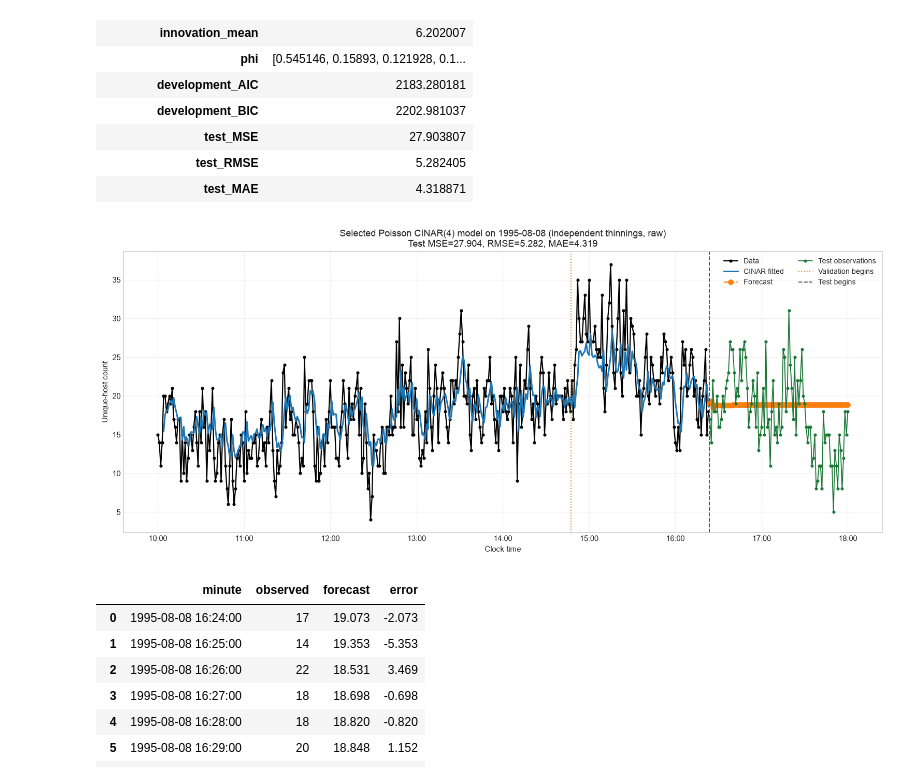
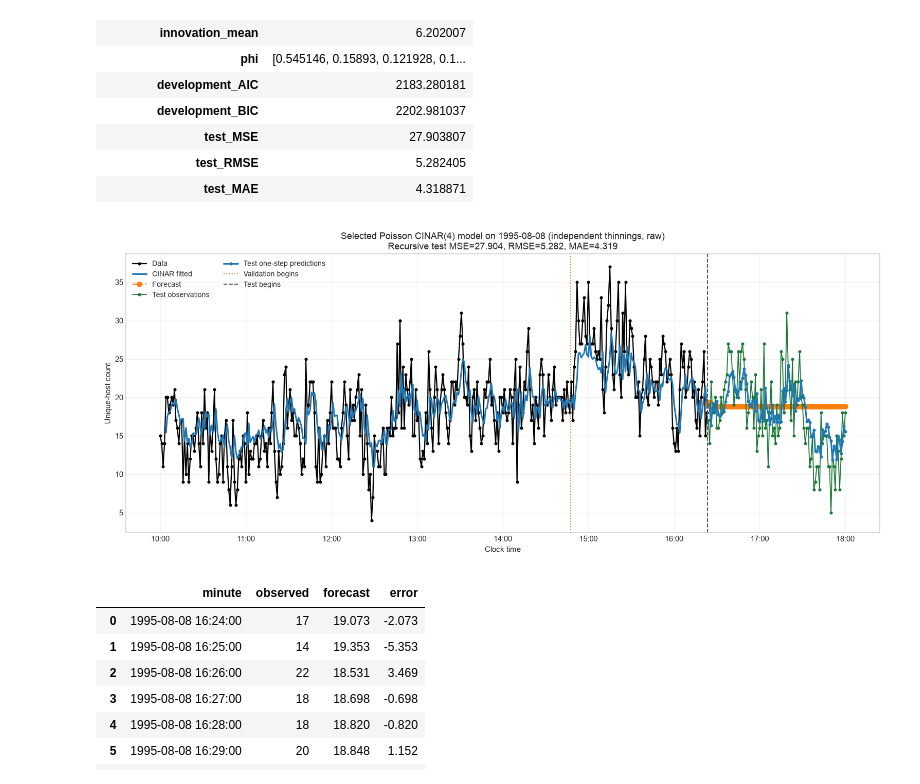
Before and after one commit to andjadenic/poisson_cinar_nasa_dataset, a Jupyter notebook: NASA_CINAR_model_selection.ipynb, the cells around one changed output. Saved outputs shown, nothing was run; the diff lists cells and outputs as text; code cells hidden in the pictures.

Commit message:
added figure 2

```diff
--- a/NASA_CINAR_model_selection.ipynb
+++ b/NASA_CINAR_model_selection.ipynb
@@ -1356,6 +1365,7 @@ final_model = PoissonCINARp(
     thinning_operator=best_operator,
 ).fit(development)
 test_forecast = final_model.predict(development, n_steps=len(test))
+test_one_step = final_model.predict_one_step(counts)[validation_end:]
 test_scores = forecast_metrics(test, test_forecast)
 
 final_report = pd.DataFrame(
@@ -1398,35 +1408,44 @@ Selected by validation MSE: CINAR(4) with independent thinnings (validation MSE=
 fig, ax = final_model.plot(development, n_steps=len(test))
 test_time = np.arange(validation_end, len(counts))
 ax.plot(
     test_time,
     test,
     color="#1b7837",
     marker="o",
     markersize=3,
     linewidth=1.2,
     label="Test observations",
 )
+ax.plot(
+    test_time,
+    test_one_step,
+    color="tab:blue",
+    marker="o",
+    markersize=3,
+    linewidth=2,
+    label="Test one-step predictions",
+)
 ax.axvline(train_end - 0.5, color="#e08214", linestyle=":", linewidth=1.3, label="Validation begins")
 ax.axvline(validation_end - 0.5, color="#555555", linestyle="--", linewidth=1.3, label="Test begins")
 tick_positions = np.linspace(0, len(counts) - 1, 9, dtype=int)
 tick_labels = day_data.loc[tick_positions, "minute"].dt.strftime("%H:%M")
 ax.set_xticks(tick_positions, tick_labels)
 ax.set(
     title=(
         f"Selected Poisson CINAR({best_p}) model on {CHOSEN_DATE} "
         f"({best_operator} thinnings, {DATASET_KIND})\n"
-        f"Test MSE={test_scores['mse']:.3f}, RMSE={test_scores['rmse']:.3f}, MAE={test_scores['mae']:.3f}"
+        f"Recursive test MSE={test_scores['mse']:.3f}, RMSE={test_scores['rmse']:.3f}, MAE={test_scores['mae']:.3f}"
     ),
     xlabel="Clock time",
     ylabel="Unique-host count",
 )
 handles, labels = ax.get_legend_handles_labels()
 ax.legend(handles, labels, ncol=2, fontsize=9)
 fig.set_size_inches(14, 6)
 fig.tight_layout()
 plt.show()
 # %% [output]
-[figure, old version]
+[figure, new version]
 # %%
 test_results = pd.DataFrame(
     {
```
Also changed, not shown: parts of 1 cell of this notebook, 3 other files.
